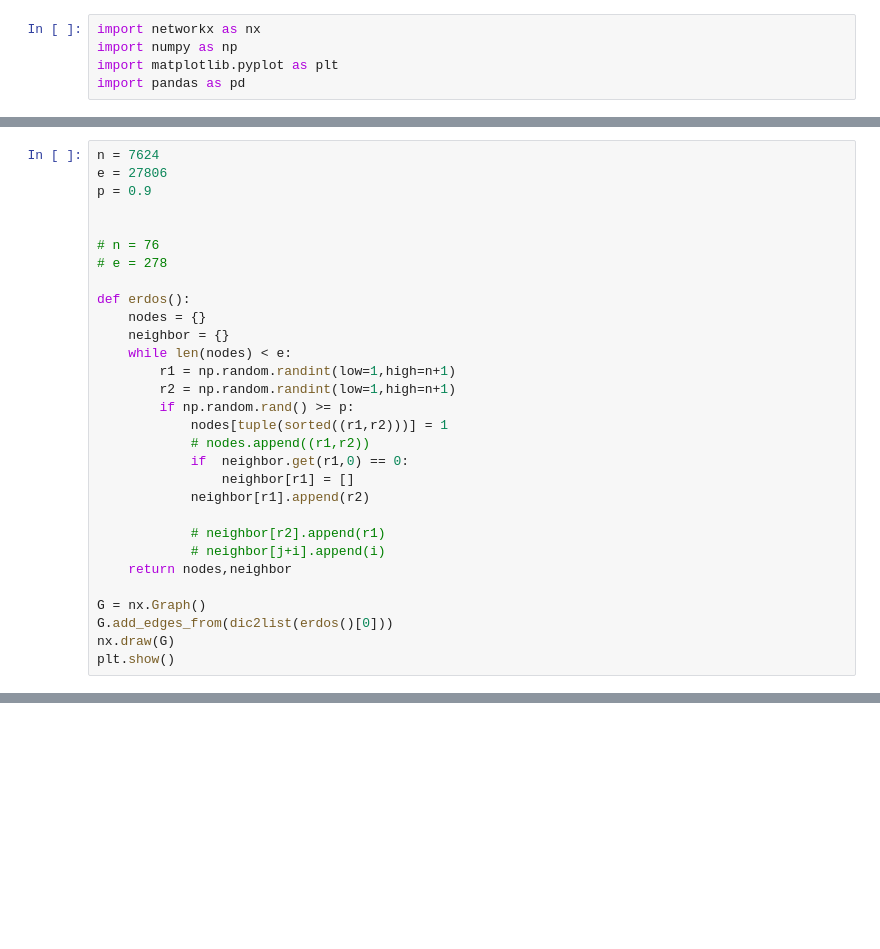
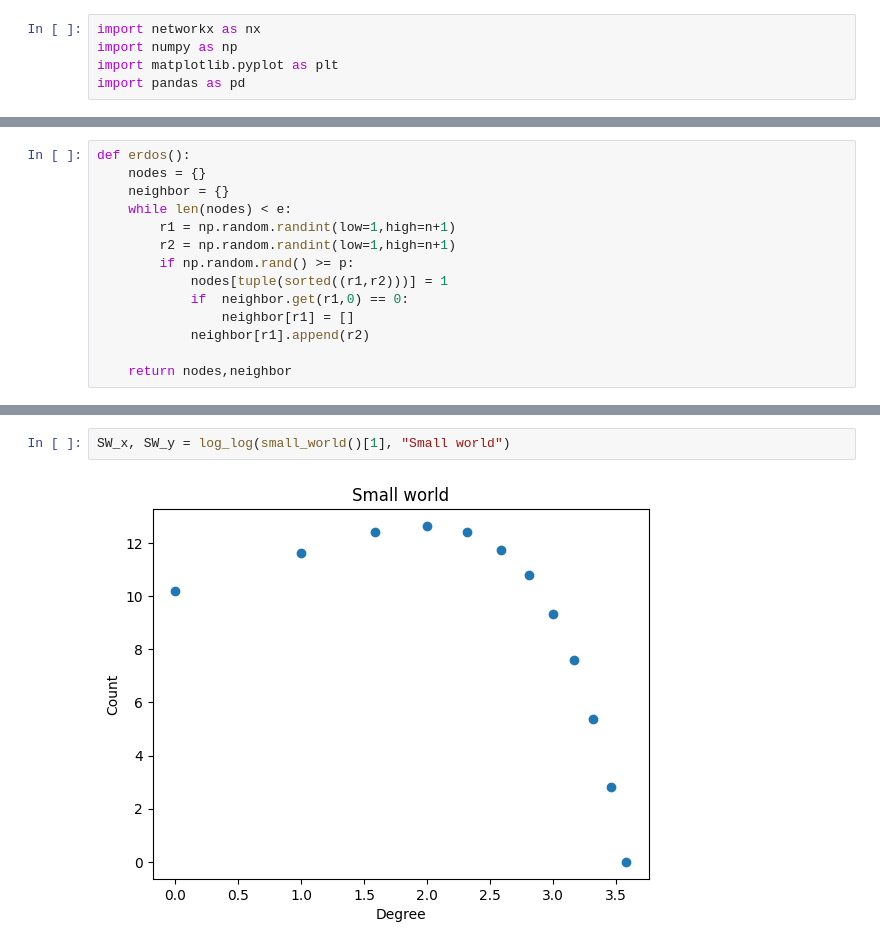
Before and after one commit to ruhollahah/CN, a Jupyter notebook: HW1/p1.ipynb, the cells around one changed output, grey strips where cells are left out. Saved outputs shown, nothing was run; the diff lists cells and outputs as text; blank space fills up the shorter version.

```diff
--- a/HW1/p1.ipynb
+++ b/HW1/p1.ipynb
@@ -13,12 +22,4 @@ def dic2list(myDic):
 # %%
-n = 7624
-e = 27806
-p = 0.9
-
-
-# n = 76
-# e = 278
-
 def erdos():
     nodes = {}
     neighbor = {}
@@ -27,16 +28,8 @@ def erdos():
         r2 = np.random.randint(low=1,high=n+1)
         if np.random.rand() >= p:
             nodes[tuple(sorted((r1,r2)))] = 1
-            # nodes.append((r1,r2))
             if  neighbor.get(r1,0) == 0:
                 neighbor[r1] = []
             neighbor[r1].append(r2)
 
-            # neighbor[r2].append(r1)
-            # neighbor[j+i].append(i)
     return nodes,neighbor
-
-G = nx.Graph()
-G.add_edges_from(dic2list(erdos()[0]))
-nx.draw(G)
-plt.show()
@@ -182,0 +165,4 @@ nx.average_clustering(G)
+# %%
+SW_x, SW_y = log_log(small_world()[1], "Small world")
+# %% [output]
+[figure, added]
```
Also changed, not shown: parts of 20 cells of this notebook.
